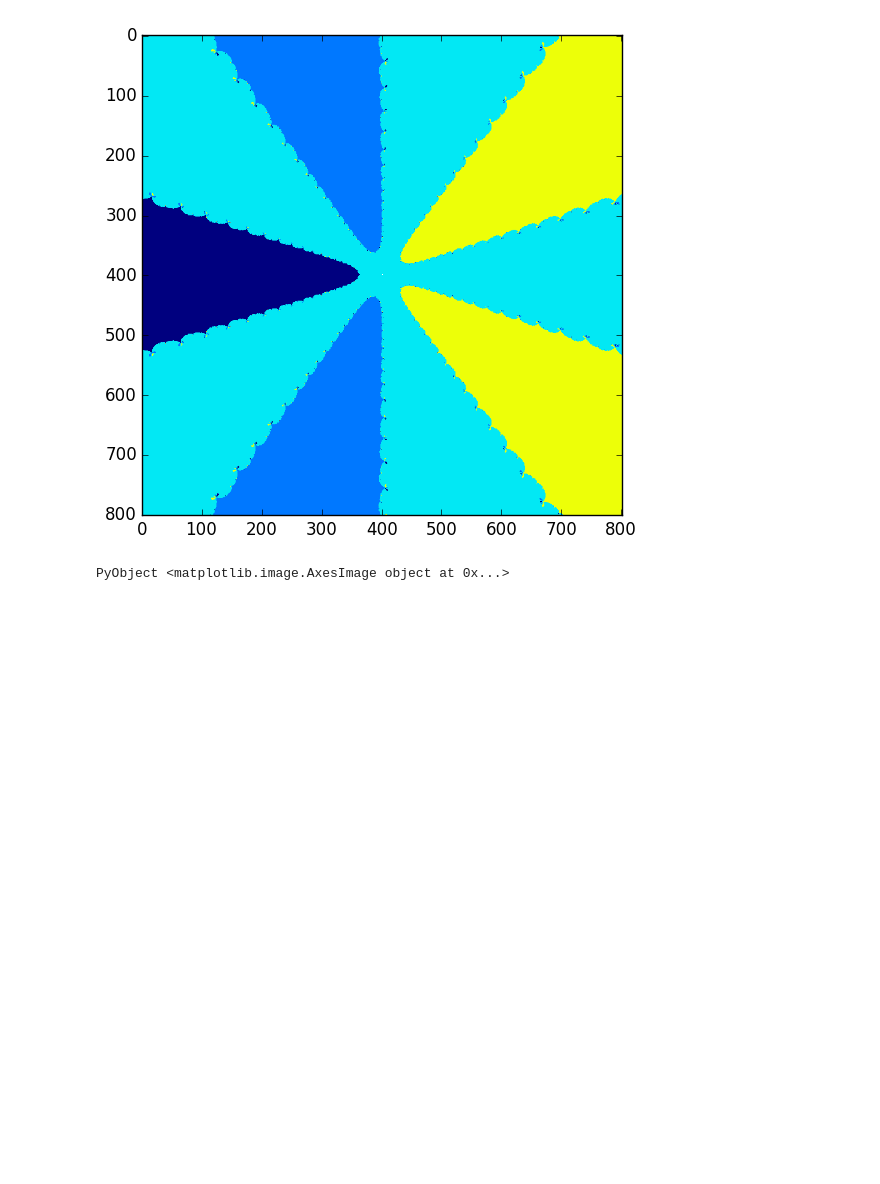
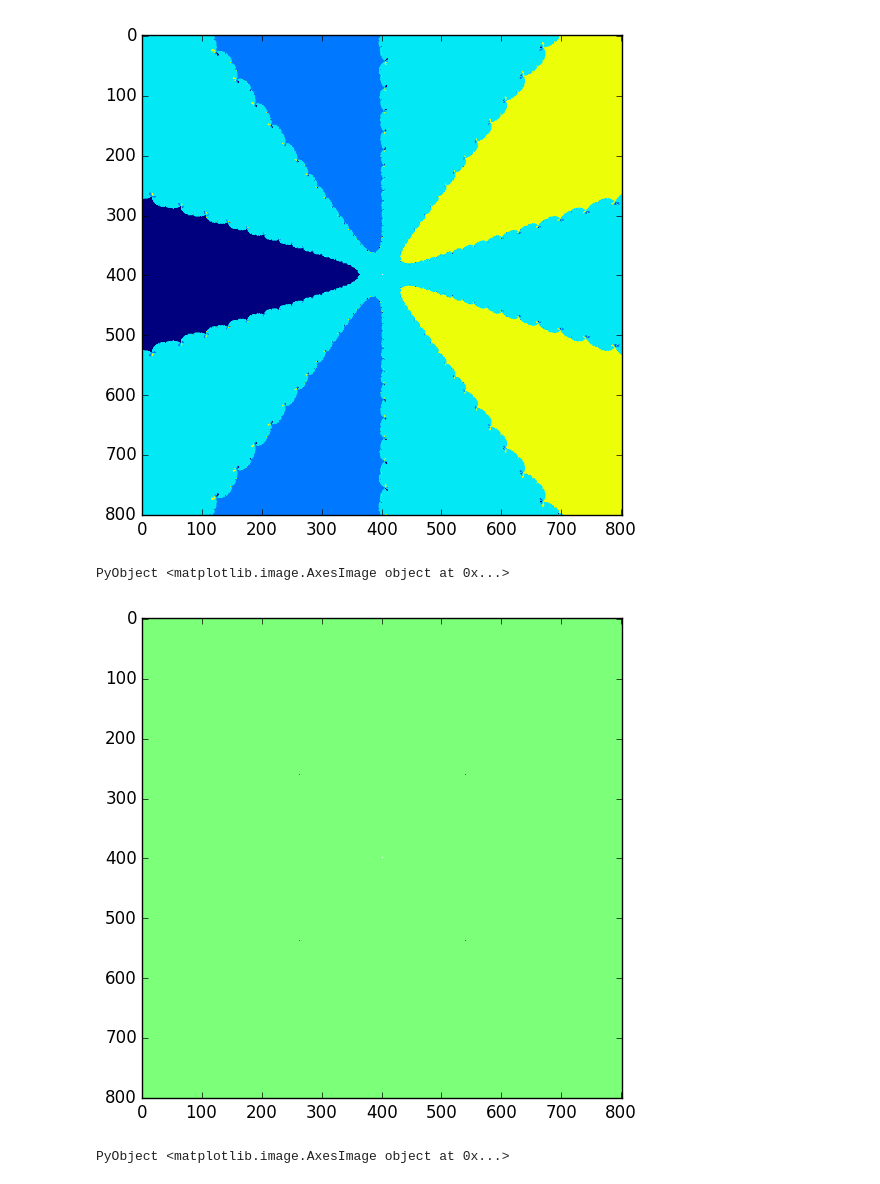
Before and after one commit to lbenet/2016-1_TemasSelectosFisComp, a Jupyter notebook: tareas/Ceboc/2-Ejercicios_AD.ipynb, the cells around one changed output. Saved outputs shown, nothing was run; the diff lists cells and outputs as text; code cells hidden in the pictures; blank space fills up the shorter version.

```diff
--- a/tareas/Ceboc/2-Ejercicios_AD.ipynb
+++ b/tareas/Ceboc/2-Ejercicios_AD.ipynb
@@ -476,3 +504,10 @@ imshow(real(J))
 # %% [output]
 [figure]
 PyObject <matplotlib.image.AxesImage object at 0x...>
+# %%
+p(x)=x^4-1
+P=matrizn(p);
+imshow(real(P))
+# %% [output]
+[figure, added]
+PyObject <matplotlib.image.AxesImage object at 0x...>
```
Also changed, not shown: parts of 8 cells of this notebook.
